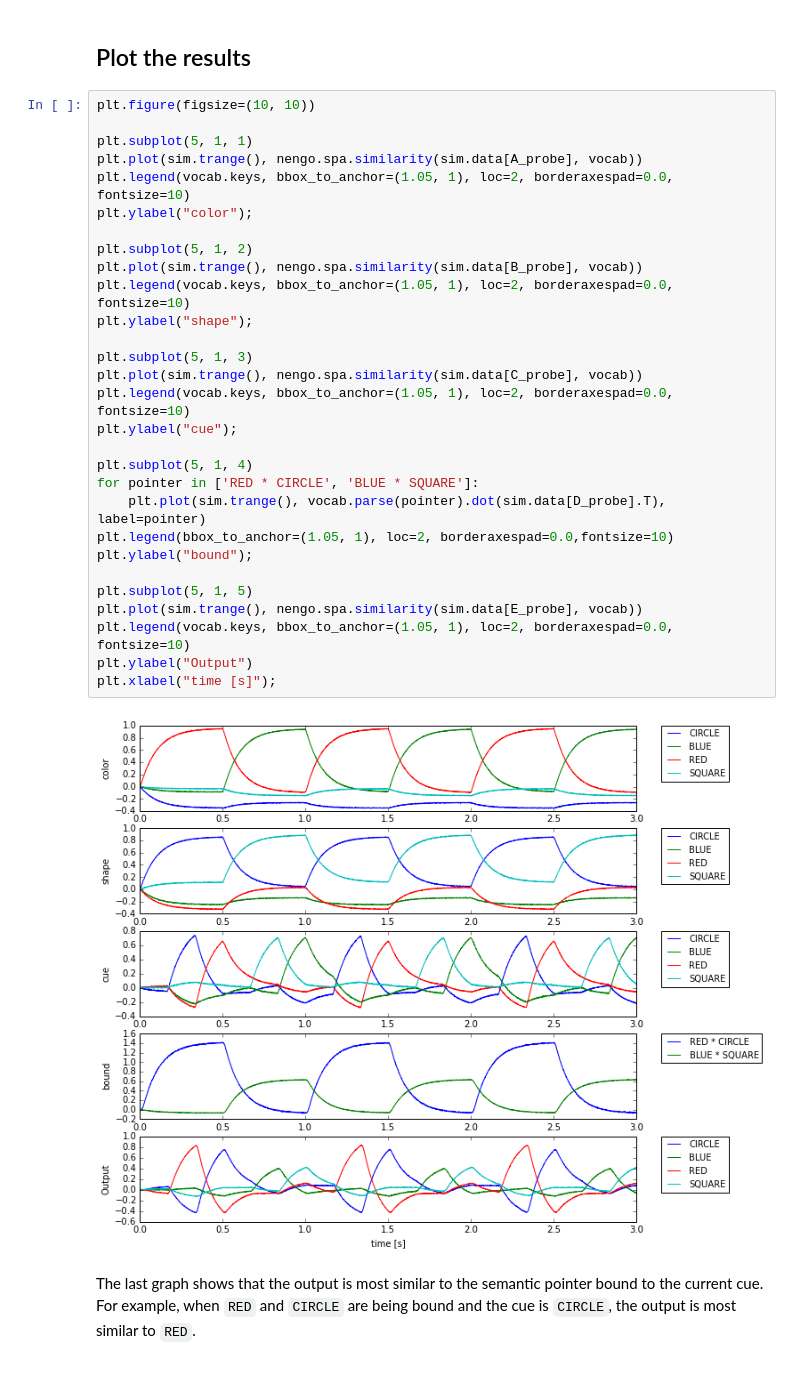
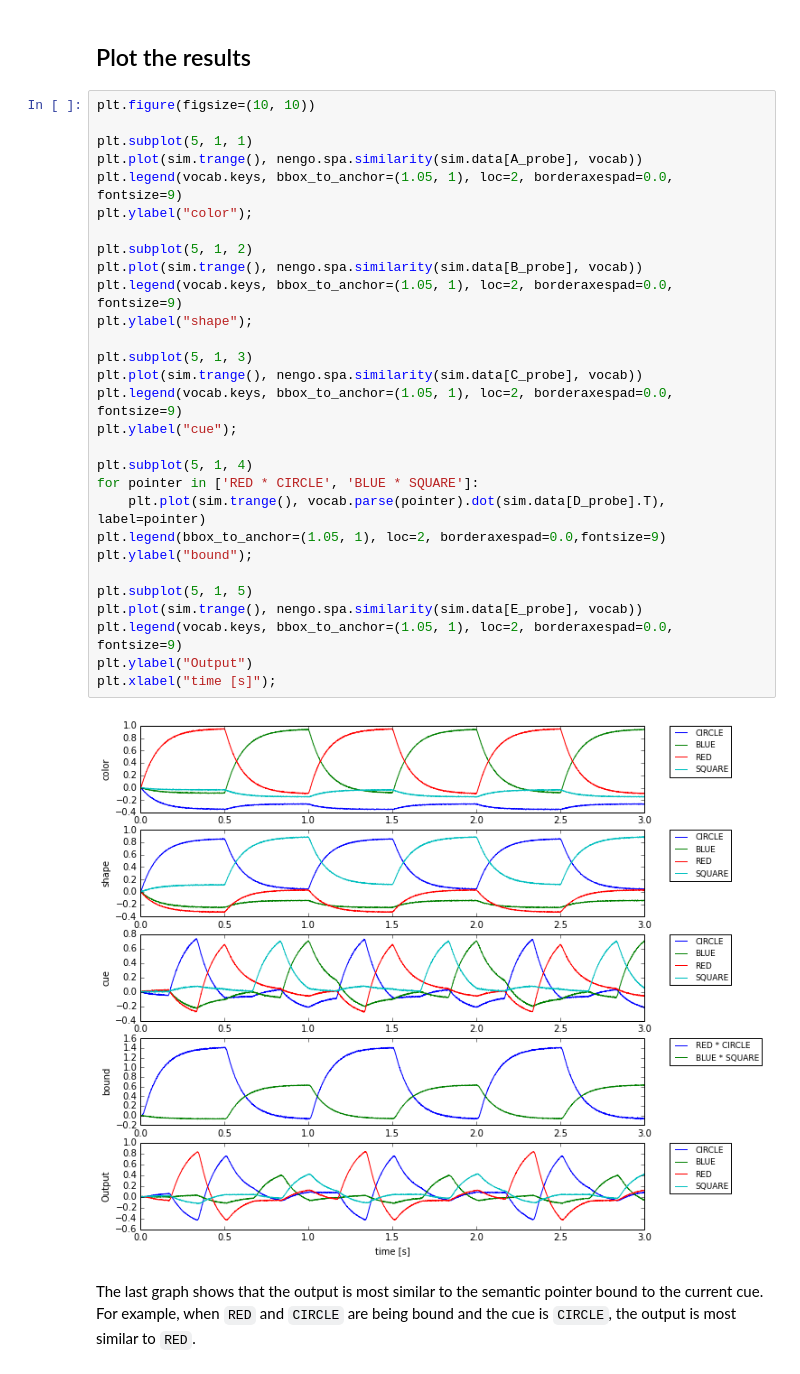
Before and after one commit to s72sue/Nengo2-Tutorials, a Jupyter notebook: chapter5/question.ipynb, the cells around one changed output. Drawn from its saved outputs; the diff is of its cells as text.

```diff
--- a/chapter5/question.ipynb
+++ b/chapter5/question.ipynb
@@ -103,33 +103,33 @@ sim.run(3.0)    # Run it for 3 seconds
 # %%
 plt.figure(figsize=(10, 10))
 
 plt.subplot(5, 1, 1)
 plt.plot(sim.trange(), nengo.spa.similarity(sim.data[A_probe], vocab))
-plt.legend(vocab.keys, bbox_to_anchor=(1.05, 1), loc=2, borderaxespad=0.0, fontsize=10)
+plt.legend(vocab.keys, bbox_to_anchor=(1.05, 1), loc=2, borderaxespad=0.0, fontsize=9)
 plt.ylabel("color");
 
 plt.subplot(5, 1, 2)
 plt.plot(sim.trange(), nengo.spa.similarity(sim.data[B_probe], vocab))
-plt.legend(vocab.keys, bbox_to_anchor=(1.05, 1), loc=2, borderaxespad=0.0, fontsize=10)
+plt.legend(vocab.keys, bbox_to_anchor=(1.05, 1), loc=2, borderaxespad=0.0, fontsize=9)
 plt.ylabel("shape");
 
 plt.subplot(5, 1, 3)
 plt.plot(sim.trange(), nengo.spa.similarity(sim.data[C_probe], vocab))
-plt.legend(vocab.keys, bbox_to_anchor=(1.05, 1), loc=2, borderaxespad=0.0, fontsize=10)
+plt.legend(vocab.keys, bbox_to_anchor=(1.05, 1), loc=2, borderaxespad=0.0, fontsize=9)
 plt.ylabel("cue");
 
 plt.subplot(5, 1, 4)
 for pointer in ['RED * CIRCLE', 'BLUE * SQUARE']:
     plt.plot(sim.trange(), vocab.parse(pointer).dot(sim.data[D_probe].T), label=pointer)
-plt.legend(bbox_to_anchor=(1.05, 1), loc=2, borderaxespad=0.0,fontsize=10)
+plt.legend(bbox_to_anchor=(1.05, 1), loc=2, borderaxespad=0.0,fontsize=9)
 plt.ylabel("bound");
 
 plt.subplot(5, 1, 5)
 plt.plot(sim.trange(), nengo.spa.similarity(sim.data[E_probe], vocab))
-plt.legend(vocab.keys, bbox_to_anchor=(1.05, 1), loc=2, borderaxespad=0.0, fontsize=10)
+plt.legend(vocab.keys, bbox_to_anchor=(1.05, 1), loc=2, borderaxespad=0.0, fontsize=9)
 plt.ylabel("Output")
 plt.xlabel("time [s]");
 # %% [output]
-[figure, old version]
+[figure, new version]
 # %% [markdown]
 The last graph shows that the output is most similar to the semantic pointer bound to the current cue. For example, when `RED` and `CIRCLE` are being bound and the cue is `CIRCLE`, the output is most similar to `RED`.
```
Also changed, not shown: 2 other files.
